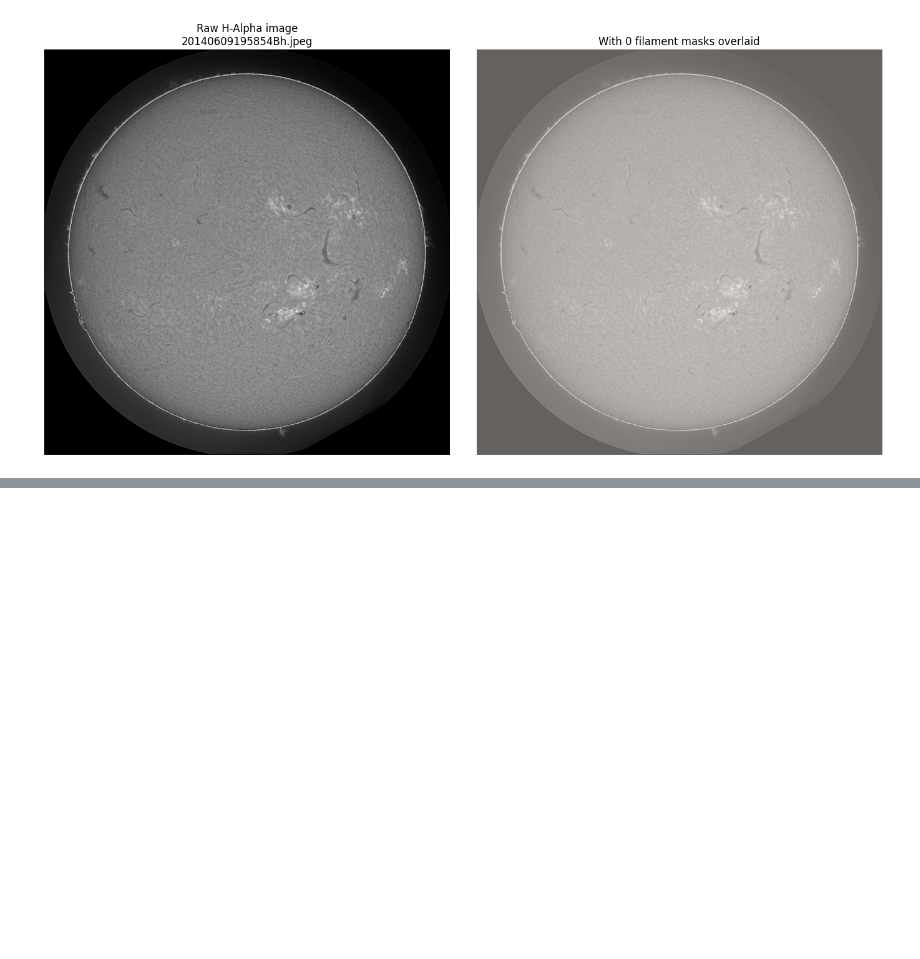
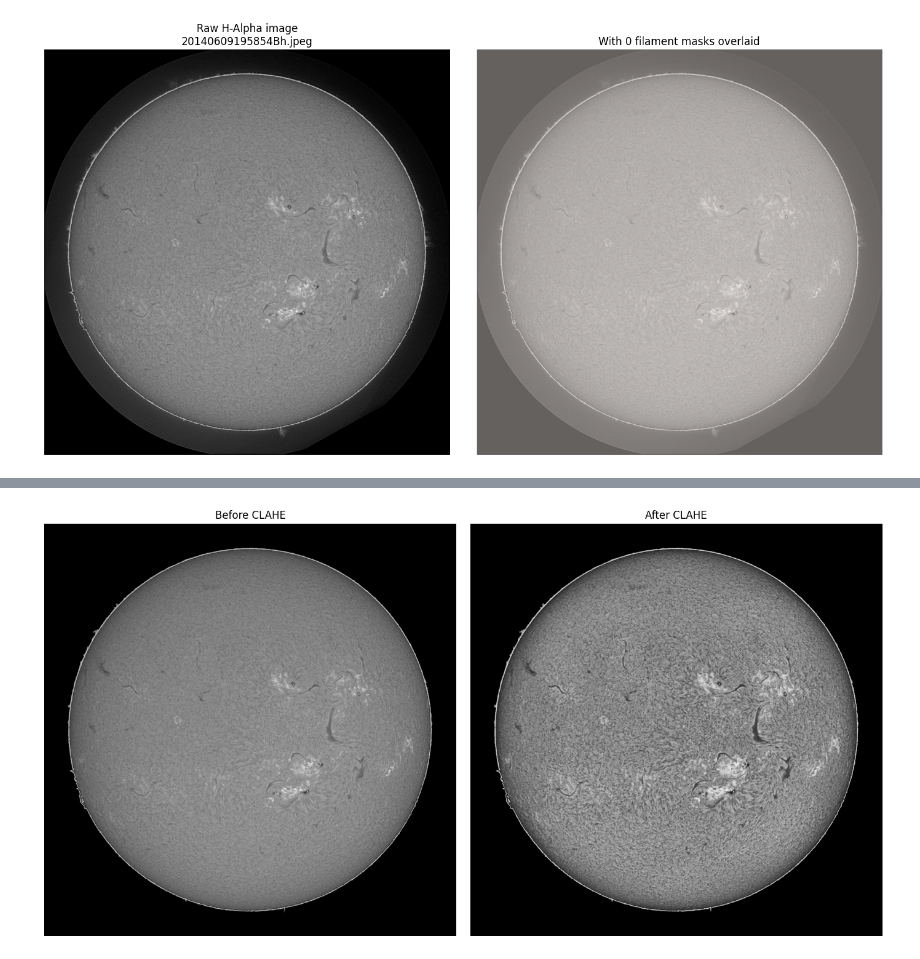
Before and after one commit to Trishya123/Solar-filament-segmentation, a Jupyter notebook: sfc-mago.ipynb, the cells around one changed output, grey strips where cells are left out. Cells and saved outputs as stored; diff of their text form; code cells hidden in the pictures; blank space fills up the shorter version.

```diff
--- a/sfc-mago.ipynb
+++ b/sfc-mago.ipynb
@@ -84,3 +85,24 @@ plt.show()
 # %% [output]
 Image shape: (2048, 2048), dtype: uint8, min: 0, max: 255
 [figure]
+# %%
+# Solar disk masking
+
+# print(f"Image shape: {image.shape}, dtype: {image.dtype}, min: {image.min()}, max: {image.max()}")
+def get_disk_mask(image, manual_threshold = 100):
+  ret,thresh = cv2.threshold(image,manual_threshold,255,cv2.THRESH_BINARY)
+
+## find contours in the threshold image
+  contours,hierarchy = cv2.findContours(thresh, cv2.RETR_EXTERNAL, cv2.CHAIN_APPROX_SIMPLE)
+  contour_image=image.copy()
+
+## largest contour
+  largest_contour= max(contours,key = cv2.contourArea)
+
+# Build a clean filled mask from that contour
+  disk_mask = np.zeros(image.shape, dtype=np.uint8)
+  cv2.drawContours(disk_mask, [largest_contour], -1, 255, thickness=cv2.FILLED)
+
+# Apply the mask — zero out everything outside the disk
+  image_disk_only = cv2.bitwise_and(image, image, mask=disk_mask)
+  return  image_disk_only, disk_mask,
@@ -86,0 +194,19 @@ Image shape: (2048, 2048), dtype: uint8, min: 0, max: 255
+# %%
+# Apply CLAHE on top of your disk-masked image
+clahe = cv2.createCLAHE(clipLimit=2.0, tileGridSize=(8, 8))
+image_disk_only, disk_mask = get_disk_mask(image)
+image_clahe = clahe.apply(image_disk_only)
+
+fig, axes = plt.subplots(1, 2, figsize=(14, 7))
+axes[0].imshow(image_disk_only, cmap='gray')
+axes[0].set_title('Before CLAHE')
+axes[0].axis('off')
+
+axes[1].imshow(image_clahe, cmap='gray')
+axes[1].set_title('After CLAHE')
+axes[1].axis('off')
+
+plt.tight_layout()
+plt.show()
+# %% [output]
+[figure, added]
```
Also changed, not shown: parts of 3 cells of this notebook.
